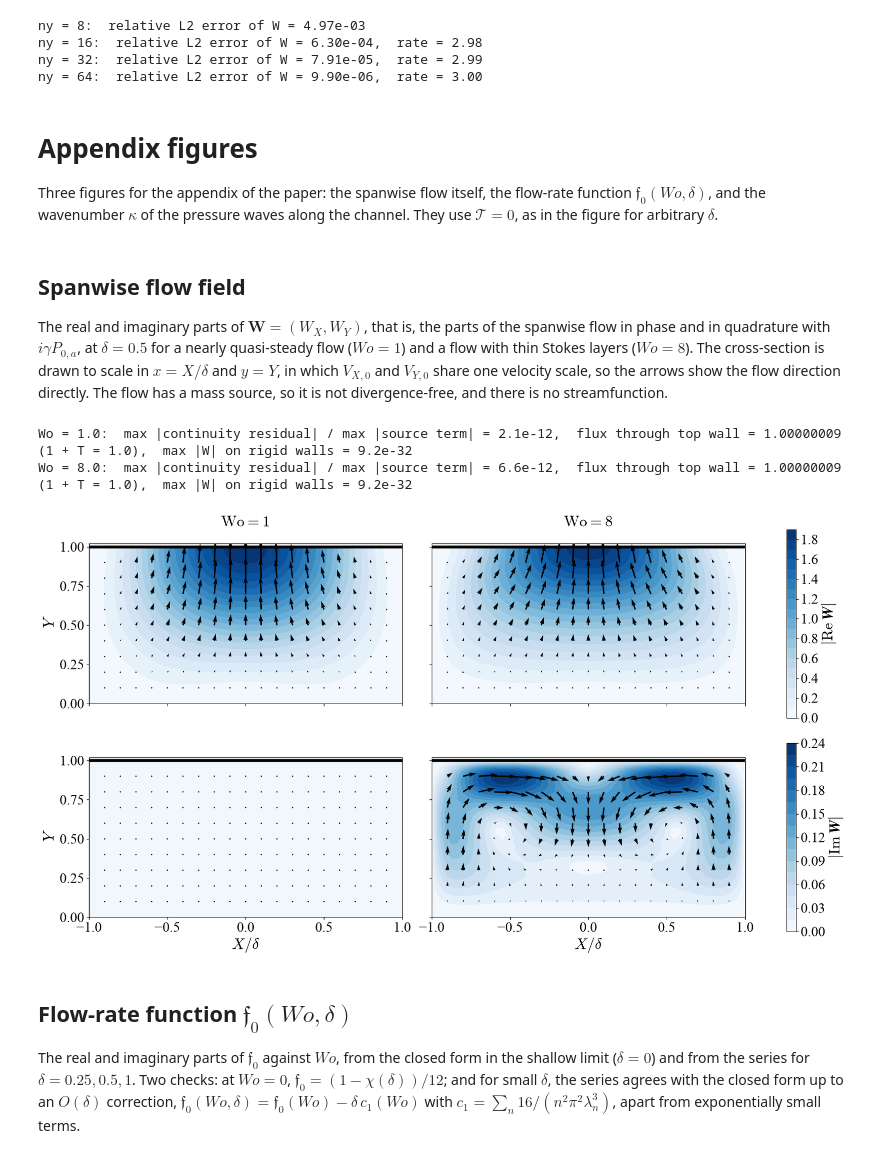
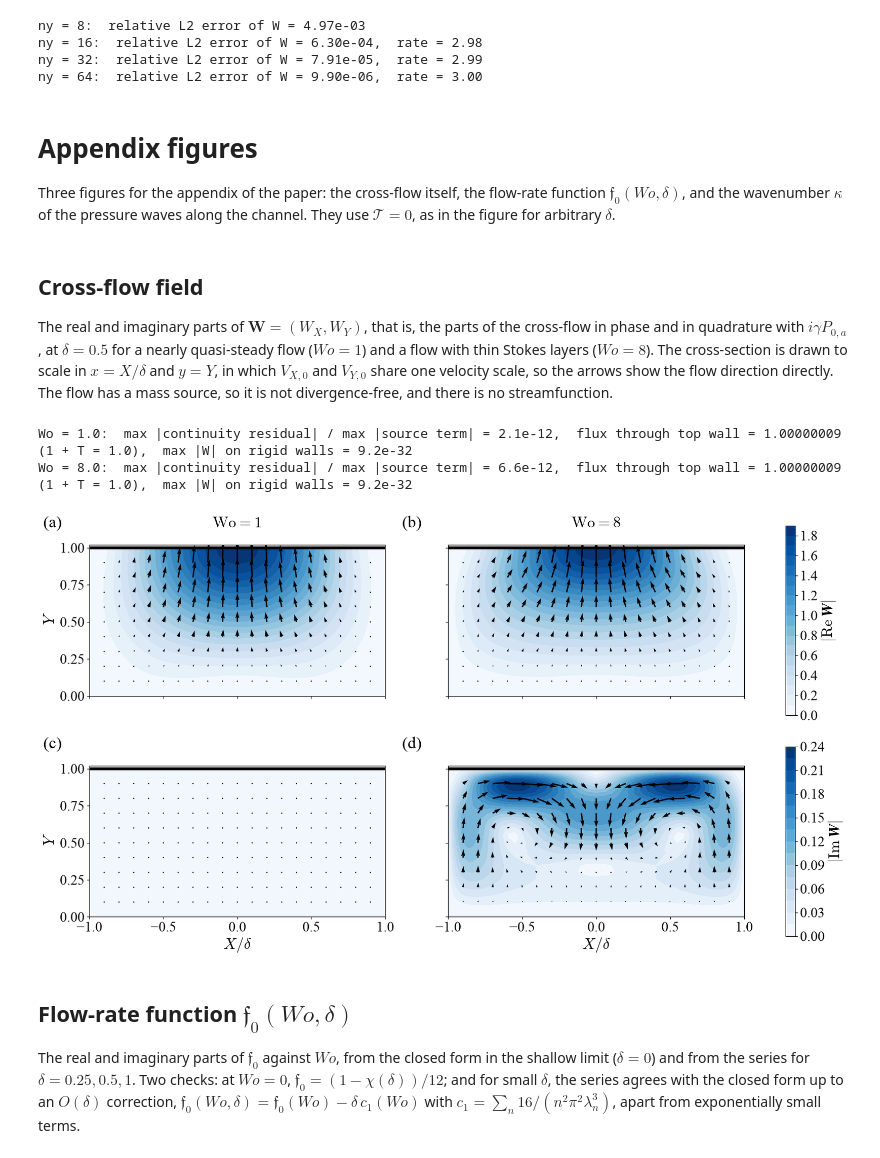
Before and after one commit to ichristov/soft-hydraulic-ale-fsi, a Jupyter notebook: theory_oscillatory/oscillatory_FSI_channel_RT_3D.ipynb, the cells around one changed output. Cells and saved outputs as stored; diff of their text form; code cells hidden in the pictures.

Commit message:
add labels to figure

```diff
--- a/theory_oscillatory/oscillatory_FSI_channel_RT_3D.ipynb
+++ b/theory_oscillatory/oscillatory_FSI_channel_RT_3D.ipynb
@@ -727,9 +722,9 @@ def spanwise_solve(Wo, delta, Tt=0.0, ny=32, return_field=False):
 # %%
 def Q1_delta(Wo, Gm, delta, Tt=0.0, ny=32, integrals=None):
     """<Q1>, its slip and advective parts, and the advective part from the conservative form.
-    The integrals from spanwise_solve can be passed in to reuse them for another gamma."""
+    The integrals from crossflow_solve can be passed in to reuse them for another gamma."""
     if integrals is None:
-        integrals = spanwise_solve(Wo, delta, Tt, ny)
+        integrals = crossflow_solve(Wo, delta, Tt, ny)
     T12, T3, T12c = integrals
     kappa = kappa_delta(Wo, Gm, delta, Tt)
     I1z = zint_closed(kappa)
@@ -779,8 +774,8 @@ def stokes_layer_check():
     diff = np.zeros((len(deltas), len(Wos)))
     for i, delta in enumerate(deltas):
         for k, my_Wo in enumerate(Wos):
-            integrals_32 = spanwise_solve(my_Wo, delta, ny=32)
-            integrals_64 = spanwise_solve(my_Wo, delta, ny=64)
+            integrals_32 = crossflow_solve(my_Wo, delta, ny=32)
+            integrals_64 = crossflow_solve(my_Wo, delta, ny=64)
             for my_Gm in Gms:
                 Q1_32 = Q1_delta(my_Wo, my_Gm, delta, integrals=integrals_32)['Q1']
                 Q1_64 = Q1_delta(my_Wo, my_Gm, delta, integrals=integrals_64)['Q1']
@@ -838,13 +833,13 @@ for j, my_Gm in enumerate(Gm_vals_d):
     for k, my_Wo in enumerate(Wo_vals_sh):
         Q1_sh[j, k], slip_sh[j, k], adv_sh[j, k] = Q1_shallow(my_Wo, my_Gm, Tt_val_d)
 
-# arbitrary delta: one spanwise-flow solve per Wo serves all gamma; arrays indexed [gamma, Wo]
+# arbitrary delta: one cross-flow solve per Wo serves all gamma; arrays indexed [gamma, Wo]
 def compute_Q1_delta_of_Wo(delta):
     Q1 = np.zeros((Gm_vals_d.size, Wo_vals_d.size))
     slip = np.zeros((Gm_vals_d.size, Wo_vals_d.size))
     adv = np.zeros((Gm_vals_d.size, Wo_vals_d.size))
     for k, my_Wo in enumerate(Wo_vals_d):
-        integrals = spanwise_solve(my_Wo, delta, Tt_val_d)
+        integrals = crossflow_solve(my_Wo, delta, Tt_val_d)
         for j, my_Gm in enumerate(Gm_vals_d):
             r = Q1_delta(my_Wo, my_Gm, delta, Tt_val_d, integrals=integrals)
             Q1[j, k], slip[j, k], adv[j, k] = r['Q1'], r['slip'], r['adv']
@@ -975,11 +970,11 @@ ny = 64:  relative L2 error of W = 9.90e-06,  rate = 3.00
 # %% [markdown]
 # Appendix figures
 
-Three figures for the appendix of the paper: the spanwise flow itself, the flow-rate function $\mathfrak{f}_0(Wo,\delta)$, and the wavenumber $\kappa$ of the pressure waves along the channel. They use $\mathscr{T} = 0$, as in the figure for arbitrary $\delta$.
+Three figures for the appendix of the paper: the cross-flow itself, the flow-rate function $\mathfrak{f}_0(Wo,\delta)$, and the wavenumber $\kappa$ of the pressure waves along the channel. They use $\mathscr{T} = 0$, as in the figure for arbitrary $\delta$.
 # %% [markdown]
-## Spanwise flow field
+## Cross-flow field
 
-The real and imaginary parts of $\boldsymbol{W} = (W_X, W_Y)$, that is, the parts of the spanwise flow in phase and in quadrature with $i\gamma P_{0,a}$, at $\delta = 0.5$ for a nearly quasi-steady flow ($Wo = 1$) and a flow with thin Stokes layers ($Wo = 8$). The cross-section is drawn to scale in $x = X/\delta$ and $y = Y$, in which $V_{X,0}$ and $V_{Y,0}$ share one velocity scale, so the arrows show the flow direction directly. The flow has a mass source, so it is not divergence-free, and there is no streamfunction.
+The real and imaginary parts of $\boldsymbol{W} = (W_X, W_Y)$, that is, the parts of the cross-flow in phase and in quadrature with $i\gamma P_{0,a}$, at $\delta = 0.5$ for a nearly quasi-steady flow ($Wo = 1$) and a flow with thin Stokes layers ($Wo = 8$). The cross-section is drawn to scale in $x = X/\delta$ and $y = Y$, in which $V_{X,0}$ and $V_{Y,0}$ share one velocity scale, so the arrows show the flow direction directly. The flow has a mass source, so it is not divergence-free, and there is no streamfunction.
 # %%
 delta_field = 0.5
 Wo_field = [1.0, 8.0]
@@ -987,7 +982,7 @@ Wo_field = [1.0, 8.0]
 # solve for W, check it, and keep its values at the mesh vertices for plotting
 x_field, y_field, Wx_field, Wy_field = [], [], [], []
 for my_Wo in Wo_field:
-    field = spanwise_solve(my_Wo, delta_field, Tt_val_d, return_field=True)
+    field = crossflow_solve(my_Wo, delta_field, Tt_val_d, return_field=True)
     W = field['W']
 
     # discrete continuity: int q (div W - S) dx = 0 for every pressure test function q
@@ -1020,6 +1015,7 @@ Wo = 8.0:  max |continuity residual| / max |source term| = 6.6e-12,  flux throug
 # %%
 from scipy.interpolate import griddata
 from matplotlib import ticker
+from matplotlib import transforms as mtransforms
 
 fs = size + 4
 fig, axs = plt.subplots(2, 2, figsize=(16, 9), sharex=True, sharey=True, layout='constrained')
@@ -1034,34 +1030,41 @@ for row, part in enumerate([np.real, np.imag]):
     vmax = 0
     for col in range(len(Wo_field)):
         vmax = max(vmax, np.max(np.hypot(part(Wx_field[col]), part(Wy_field[col]))))
     levels = ticker.MaxNLocator(20).tick_values(0, vmax)    # round values, so the colorbar ticks are round
     for col, my_Wo in enumerate(Wo_field):
         ax = axs[row, col]
         x, y = x_field[col], y_field[col]
         Wx, Wy = part(Wx_field[col]), part(Wy_field[col])
         contour = ax.tricontourf(x, y, np.hypot(Wx, Wy), levels=levels, cmap='Blues')
         Uq = griddata((x, y), Wx, (Xq, Yq))
         Vq = griddata((x, y), Wy, (Xq, Yq))
         ax.quiver(Xq, Yq, Uq, Vq, scale=vmax/0.15, scale_units='xy', color='k', zorder=2)
         # the moving top wall
         ax.plot([-Lx/2, Lx/2], [1, 1], linewidth=4, color='black')
         ax.set_aspect('equal')
         ax.set_xlim(-Lx/2, Lx/2)
         ax.set_ylim(0, 1.02)
         ax.tick_params(labelsize=fs - 2)
         if row == 0:
             ax.set_title(fr'$\mathrm{{Wo}}={my_Wo:g}$', fontsize=fs)
     axs[row, 0].set_ylabel(r'$Y$', fontsize=fs)
     cbar = fig.colorbar(contour, ax=axs[row, :], shrink=0.9)
     cbar.ax.set_ylabel(fr'$|{part_names[row]}\,\boldsymbol{{W}}|$', fontsize=fs)
     cbar.ax.tick_params(labelsize=fs - 2)
 for ax in axs[1, :]:
     ax.set_xlabel(r'$X/\delta$', fontsize=fs)
+# panel labels, as in theory_steady/steady_FSI_shear_thinning.ipynb
+# (a) lined up with the y-label on the left and with the column titles (baseline at titlepad) at the top
+trans = mtransforms.ScaledTranslation(-66/72, plt.rcParams['axes.titlepad']/72, fig.dpi_scale_trans)
+axs[0, 0].text(0.0, 1.0, '(a)', fontsize=fs + 2, transform=axs[0, 0].transAxes + trans)
+axs[0, 1].text(0.0, 1.0, '(b)', fontsize=fs + 2, transform=axs[0, 1].transAxes + trans)
+axs[1, 0].text(0.0, 1.0, '(c)', fontsize=fs + 2, transform=axs[1, 0].transAxes + trans)
+axs[1, 1].text(0.0, 1.0, '(d)', fontsize=fs + 2, transform=axs[1, 1].transAxes + trans)
 plt.show()
 
 fig.savefig('W_field_RT_delta.pdf')
 # %% [output]
-[figure, old version]
+[figure, new version]
 # %% [markdown]
 ## Flow-rate function $\mathfrak{f}_0(Wo,\delta)$
 
```
Also changed, not shown: parts of 12 cells of this notebook.
